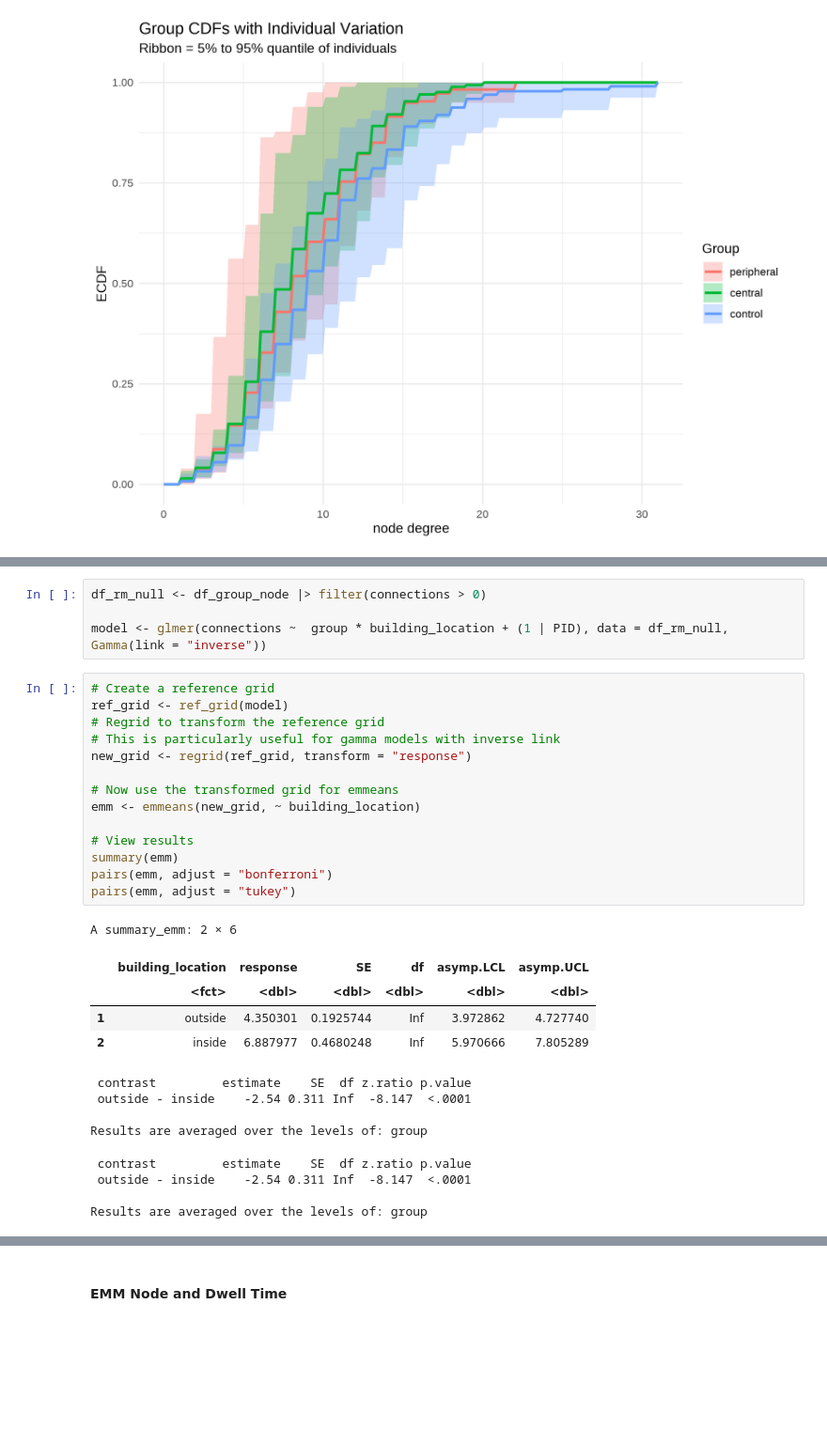
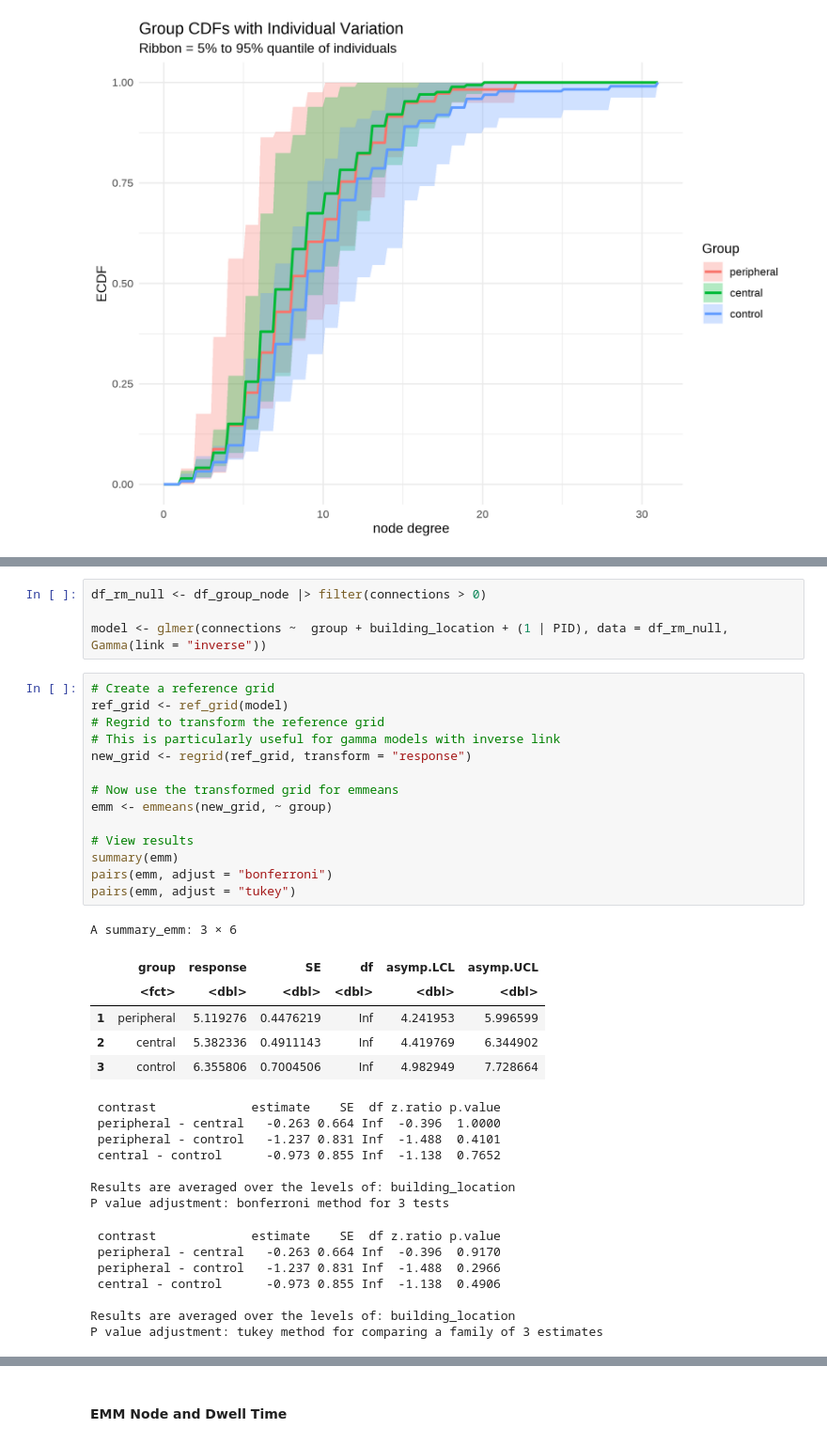
Before and after one commit to SanD94/VReGTrET, a Jupyter notebook: GraphTheory_ET_VR_Westbrueck/Analysis/raw_gaze_analysis/figure_playground.ipynb, the cells around one changed output, grey strips where cells are left out. Shown at 94% size. Saved outputs shown, nothing was run; the diff lists cells and outputs as text; blank space fills up the shorter version.

```diff
--- a/GraphTheory_ET_VR_Westbrueck/Analysis/raw_gaze_analysis/figure_playground.ipynb
+++ b/GraphTheory_ET_VR_Westbrueck/Analysis/raw_gaze_analysis/figure_playground.ipynb
@@ -408,32 +397,39 @@ Saving 6.67 x 6.67 in image
 # %%
 df_rm_null <- df_group_node |> filter(connections > 0)
 
-model <- glmer(connections ~  group * building_location + (1 | PID), data = df_rm_null, Gamma(link = "inverse"))
+model <- glmer(connections ~  group + building_location + (1 | PID), data = df_rm_null, Gamma(link = "inverse"))
 # %%
 # Create a reference grid
 ref_grid <- ref_grid(model)
 # Regrid to transform the reference grid
 # This is particularly useful for gamma models with inverse link
 new_grid <- regrid(ref_grid, transform = "response")
 
 # Now use the transformed grid for emmeans
-emm <- emmeans(new_grid, ~ building_location)
+emm <- emmeans(new_grid, ~ group)
 
 # View results
 summary(emm)
 pairs(emm, adjust = "bonferroni")
 pairs(emm, adjust = "tukey")
 # %% [output]
-A summary_emm: 2 × 6
+A summary_emm: 3 × 6
-|  | building_location | response | SE | df | asymp.LCL | asymp.UCL |
+|  | group | response | SE | df | asymp.LCL | asymp.UCL |
 |  | <fct> | <dbl> | <dbl> | <dbl> | <dbl> | <dbl> |
-| 1 | outside | 4.350301 | 0.1925744 | Inf | 3.972862 | 4.727740 |
-| 2 | inside | 6.887977 | 0.4680248 | Inf | 5.970666 | 7.805289 |
+| 1 | peripheral | 5.119276 | 0.4476219 | Inf | 4.241953 | 5.996599 |
+| 2 | central | 5.382336 | 0.4911143 | Inf | 4.419769 | 6.344902 |
+| 3 | control | 6.355806 | 0.7004506 | Inf | 4.982949 | 7.728664 |
- contrast         estimate    SE  df z.ratio p.value
- outside - inside    -2.54 0.311 Inf  -8.147  <.0001
+ contrast             estimate    SE  df z.ratio p.value
+ peripheral - central   -0.263 0.664 Inf  -0.396  1.0000
+ peripheral - control   -1.237 0.831 Inf  -1.488  0.4101
+ central - control      -0.973 0.855 Inf  -1.138  0.7652
 
-Results are averaged over the levels of: group
+Results are averaged over the levels of: building_location
+P value adjustment: bonferroni method for 3 tests
- contrast         estimate    SE  df z.ratio p.value
- outside - inside    -2.54 0.311 Inf  -8.147  <.0001
+ contrast             estimate    SE  df z.ratio p.value
+ peripheral - central   -0.263 0.664 Inf  -0.396  0.9170
+ peripheral - control   -1.237 0.831 Inf  -1.488  0.2966
+ central - control      -0.973 0.855 Inf  -1.138  0.4906
 
-Results are averaged over the levels of: group
+Results are averaged over the levels of: building_location
+P value adjustment: tukey method for comparing a family of 3 estimates
```
Also changed, not shown: parts of 22 cells of this notebook, 9 other files.
